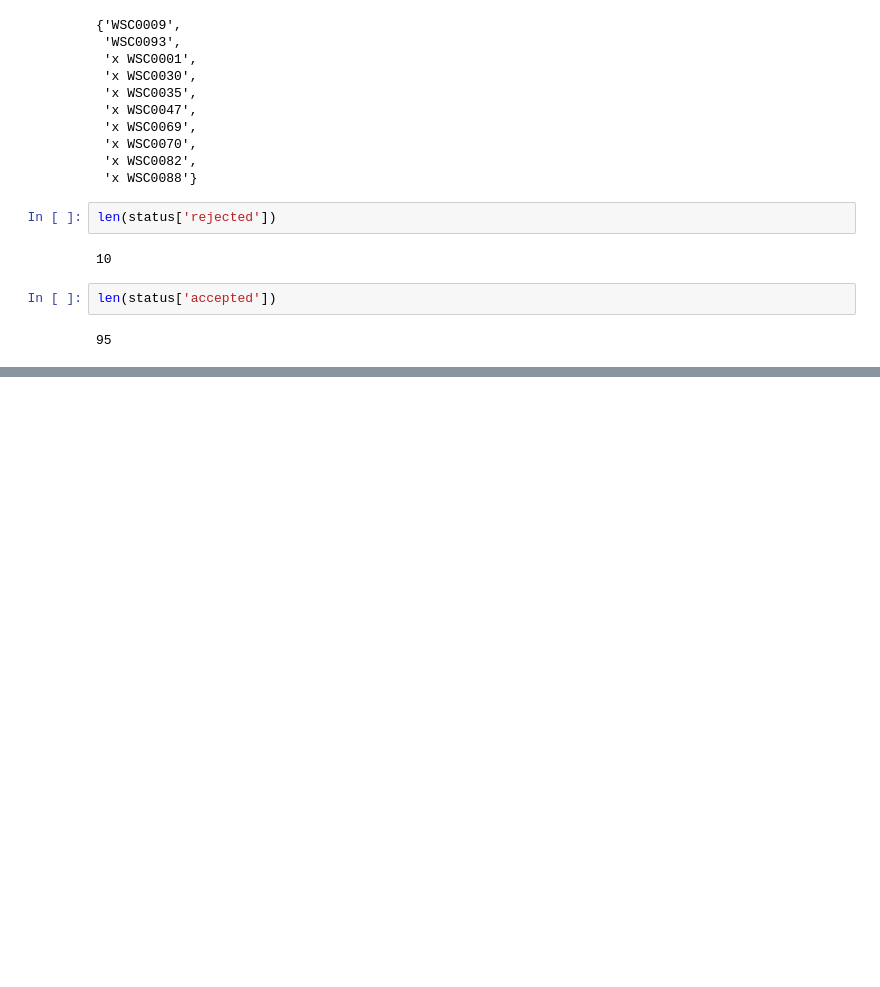
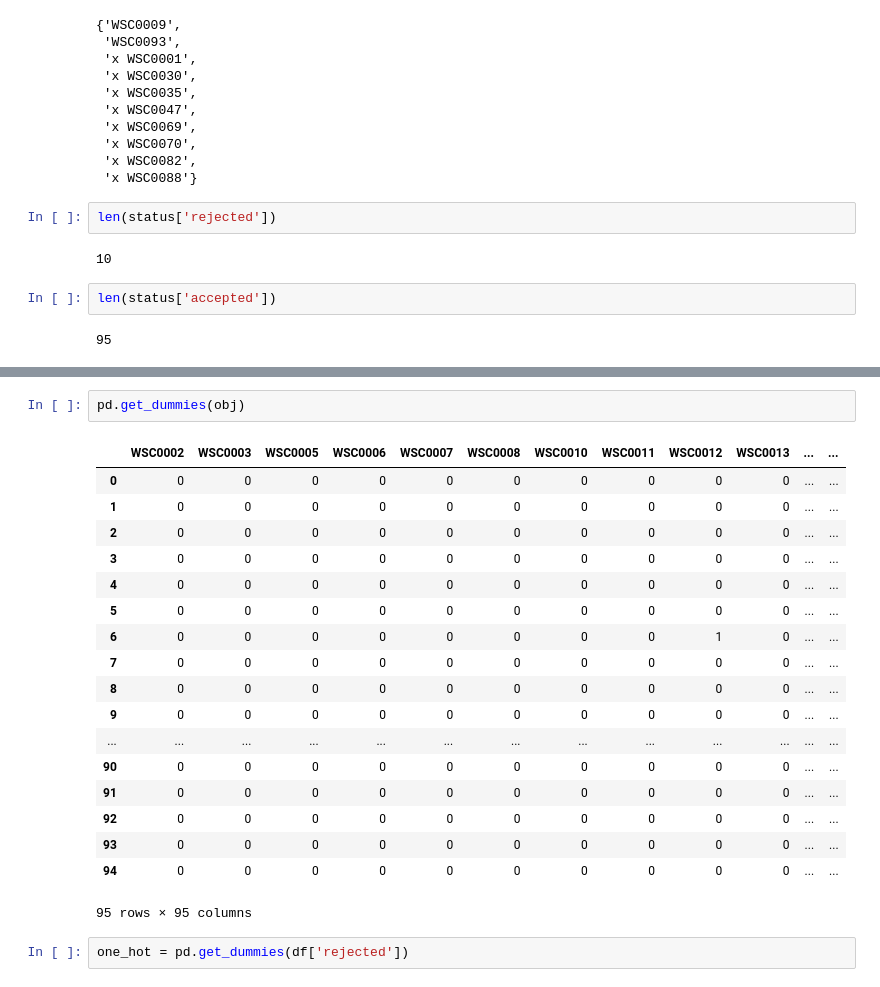
Before and after one commit to aebirim/notebooks, a Jupyter notebook: feature-engineering-extract-number-of-accepted-and-rejected-submissions.ipynb, the cells around one changed output, grey strips where cells are left out. Saved outputs shown, nothing was run; the diff lists cells and outputs as text; blank space fills up the shorter version.

```diff
--- a/feature-engineering-extract-number-of-accepted-and-rejected-submissions.ipynb
+++ b/feature-engineering-extract-number-of-accepted-and-rejected-submissions.ipynb
@@ -389,0 +438,23 @@ len(status['accepted'])
+# %%
+pd.get_dummies(obj)
+# %% [output]
+|  | WSC0002 | WSC0003 | WSC0005 | WSC0006 | WSC0007 | WSC0008 | WSC0010 | WSC0011 | WSC0012 | WSC0013 | ... | ... |
+| 0 | 0 | 0 | 0 | 0 | 0 | 0 | 0 | 0 | 0 | 0 | ... | ... |
+| 1 | 0 | 0 | 0 | 0 | 0 | 0 | 0 | 0 | 0 | 0 | ... | ... |
+| 2 | 0 | 0 | 0 | 0 | 0 | 0 | 0 | 0 | 0 | 0 | ... | ... |
+| 3 | 0 | 0 | 0 | 0 | 0 | 0 | 0 | 0 | 0 | 0 | ... | ... |
+| 4 | 0 | 0 | 0 | 0 | 0 | 0 | 0 | 0 | 0 | 0 | ... | ... |
+| 5 | 0 | 0 | 0 | 0 | 0 | 0 | 0 | 0 | 0 | 0 | ... | ... |
+| 6 | 0 | 0 | 0 | 0 | 0 | 0 | 0 | 0 | 1 | 0 | ... | ... |
+| 7 | 0 | 0 | 0 | 0 | 0 | 0 | 0 | 0 | 0 | 0 | ... | ... |
+| 8 | 0 | 0 | 0 | 0 | 0 | 0 | 0 | 0 | 0 | 0 | ... | ... |
+| 9 | 0 | 0 | 0 | 0 | 0 | 0 | 0 | 0 | 0 | 0 | ... | ... |
+| ... | ... | ... | ... | ... | ... | ... | ... | ... | ... | ... | ... | ... |
+| 90 | 0 | 0 | 0 | 0 | 0 | 0 | 0 | 0 | 0 | 0 | ... | ... |
+| 91 | 0 | 0 | 0 | 0 | 0 | 0 | 0 | 0 | 0 | 0 | ... | ... |
+| 92 | 0 | 0 | 0 | 0 | 0 | 0 | 0 | 0 | 0 | 0 | ... | ... |
+| 93 | 0 | 0 | 0 | 0 | 0 | 0 | 0 | 0 | 0 | 0 | ... | ... |
+| 94 | 0 | 0 | 0 | 0 | 0 | 0 | 0 | 0 | 0 | 0 | ... | ... |
+95 rows × 95 columns
+# %%
+one_hot = pd.get_dummies(df['rejected'])
```
Also changed, not shown: parts of 13 cells of this notebook.
